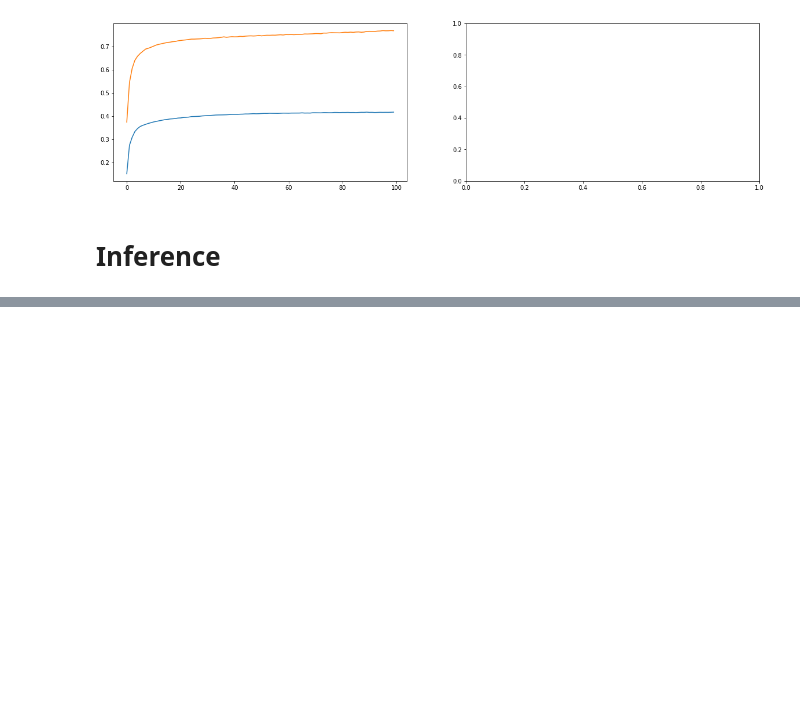
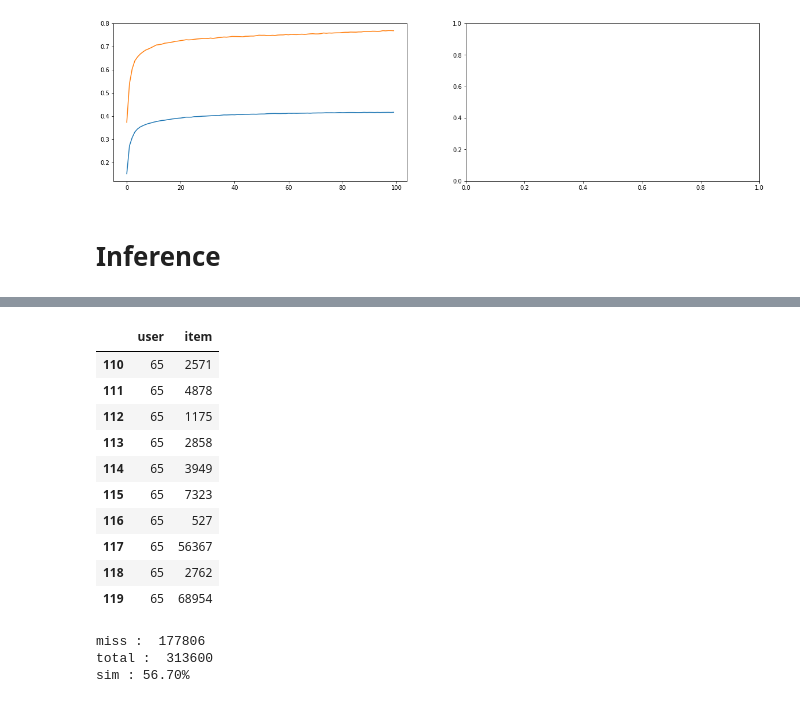
Before and after one commit to boostcampaitech3/level2-movie-recommendation-level2-recsys-12, a Jupyter notebook: seunghwan/RecVAE/_notebook_runner.ipynb, the cells around one changed output, grey strips where cells are left out. Cells and saved outputs as stored; diff of their text form; code cells hidden in the pictures; blank space fills up the shorter version.

```diff
--- a/seunghwan/RecVAE/_notebook_runner.ipynb
+++ b/seunghwan/RecVAE/_notebook_runner.ipynb
@@ -279,0 +254,14 @@ inference_df
+# %%
+best[best['user'] == users[11]]
+# %% [output]
+|  | user | item |
+| 110 | 65 | 2571 |
+| 111 | 65 | 4878 |
+| 112 | 65 | 1175 |
+| 113 | 65 | 2858 |
+| 114 | 65 | 3949 |
+| 115 | 65 | 7323 |
+| 116 | 65 | 527 |
+| 117 | 65 | 56367 |
+| 118 | 65 | 2762 |
+| 119 | 65 | 68954 |
@@ -280 +270,19 @@ inference_df
+# %%
+best = pd.read_csv(os.path.join(SUB_PATH, 'RecVAE_1.csv'))
+a = best.sort_values(['user','item'])
+b = inference_df.sort_values(['user','item'])
+
+total = len(a)
+miss = 0
+for itema, itemb in zip(a['item'], b['item']) :
+    if itema != itemb :
+        miss += 1
+
+print("miss : ", miss)
+print("total : ", total)
+print(f"sim : {miss / total * 100:.2f}%")
+# %% [output]
+miss :  177806
+total :  313600
+sim : 56.70%
 # %%
```
Also changed, not shown: parts of 10 cells of this notebook, 1 other file.
